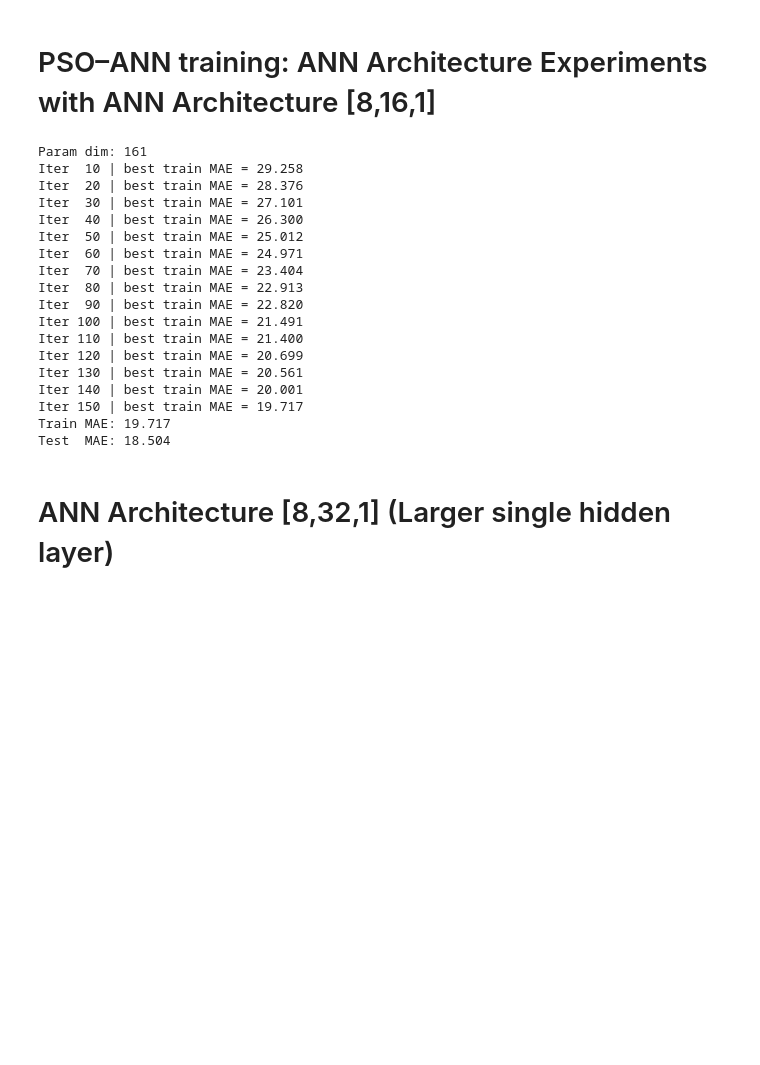
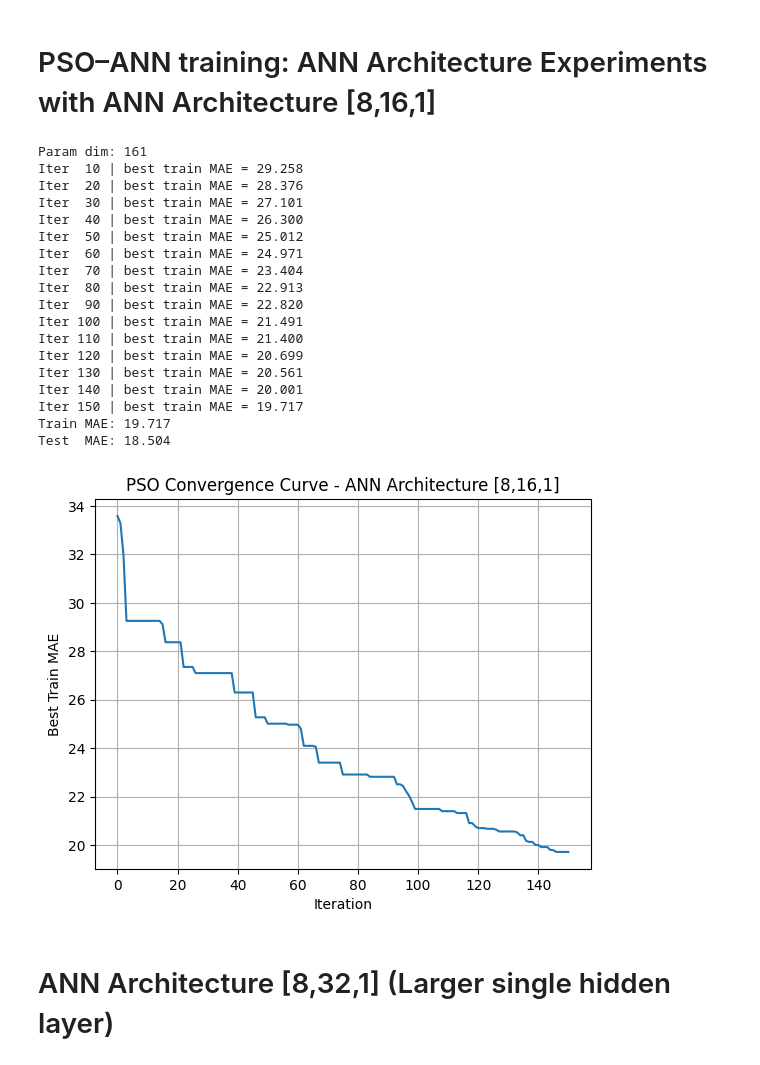
Before and after one commit to Anusree-K19/F21BC-Biologically-Inspired-Computation, a Jupyter notebook: experiments/test.ipynb, the cells around one changed output. Drawn from its saved outputs; the diff is of its cells as text; code cells hidden in the pictures; blank space fills up the shorter version.

```diff
--- a/experiments/test.ipynb
+++ b/experiments/test.ipynb
@@ -144,6 +144,7 @@ from ann.network import ANN
 from pso.pso import PSO
 from experiments.predict import predict_batch
 from experiments.metrics import mae
+import matplotlib.pyplot as plt
 
 # 1) Load data
 Xtr, ytr, Xte, yte, _, _ = load_concrete("../data/concrete.csv", test_ratio=0.3, seed=0)
@@ -181,33 +182,44 @@ for t in range(iters):
 
 # 7) Evaluate best on test set
 best_vec = pso.gbest_pos
 best_net = ANN(arch, acts, seed=0)
 from coupling.utils import set_params
 set_params(best_net, best_vec)
 
 y_pred_te = predict_batch(best_net, Xte)
 y_pred_tr = predict_batch(best_net, Xtr)
 print("Train MAE:", f"{mae(ytr, y_pred_tr):.3f}")
 print("Test  MAE:", f"{mae(yte, y_pred_te):.3f}")
+
+# 8) PSO Learning Curve Plot (Train MAE vs Iterations)
+iters_axis = np.arange(len(history))
+
+plt.plot(iters_axis, history)
+plt.xlabel("Iteration")
+plt.ylabel("Best Train MAE")
+plt.title("PSO Convergence Curve - ANN Architecture [8,16,1]")
+plt.grid(True)
+plt.show()
 # %% [output]
 Param dim: 161
 Iter  10 | best train MAE = 29.258
 Iter  20 | best train MAE = 28.376
 Iter  30 | best train MAE = 27.101
 Iter  40 | best train MAE = 26.300
 Iter  50 | best train MAE = 25.012
 Iter  60 | best train MAE = 24.971
 Iter  70 | best train MAE = 23.404
 Iter  80 | best train MAE = 22.913
 Iter  90 | best train MAE = 22.820
 Iter 100 | best train MAE = 21.491
 Iter 110 | best train MAE = 21.400
 Iter 120 | best train MAE = 20.699
 Iter 130 | best train MAE = 20.561
 Iter 140 | best train MAE = 20.001
 Iter 150 | best train MAE = 19.717
 Train MAE: 19.717
 Test  MAE: 18.504
+[figure, added]
 # %% [markdown]
 # ANN Architecture [8,32,1] (Larger single hidden layer)
 # %%
```
Also changed, not shown: parts of 12 cells of this notebook, 8 other files.
